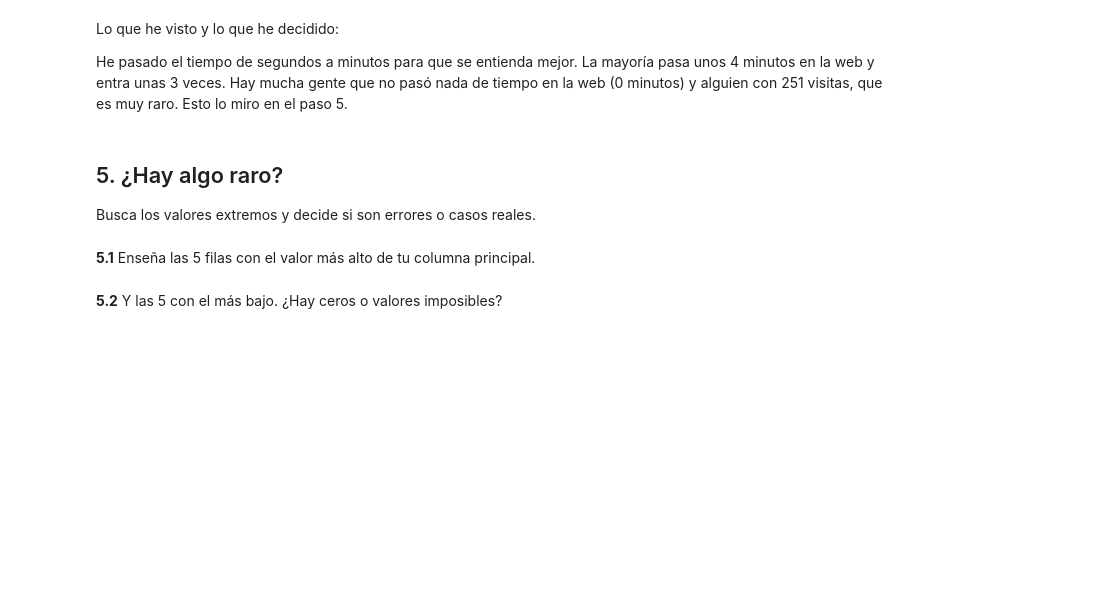
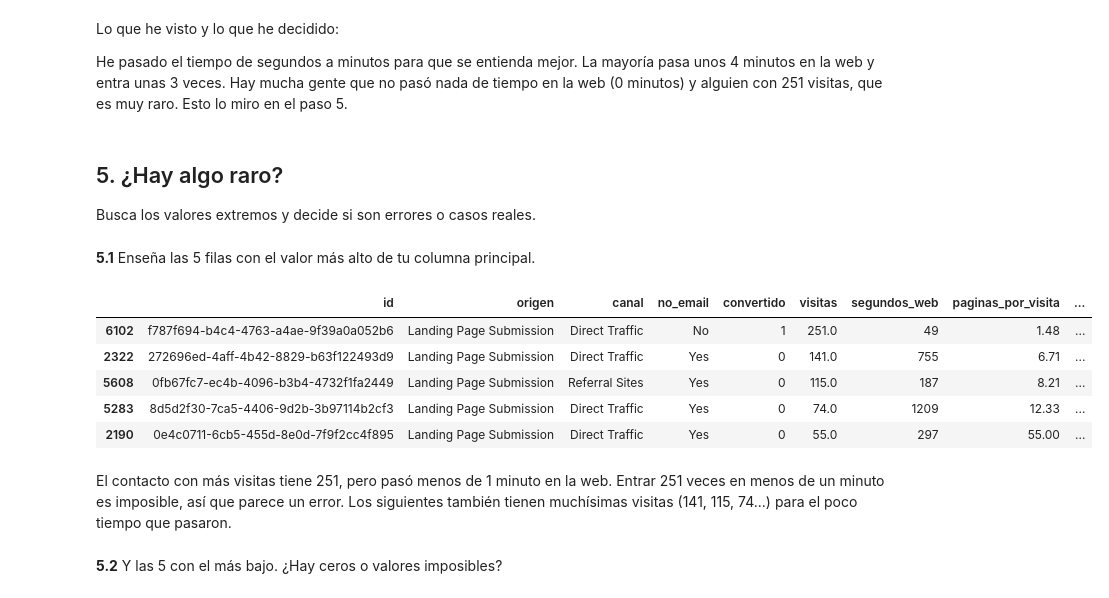
Before and after one commit to ValeriaCiriza/proyecto-m1, a Jupyter notebook: eda.ipynb, the cells around one changed output. Saved outputs shown, nothing was run; the diff lists cells and outputs as text; code cells hidden in the pictures; blank space fills up the shorter version.

```diff
--- a/eda.ipynb
+++ b/eda.ipynb
@@ -366,5 +406,16 @@ He pasado el tiempo de segundos a minutos para que se entienda mejor. La mayorí
 Busca los valores extremos y decide si son errores o casos reales.
 # %% [markdown]
 **5.1** Enseña las 5 filas con el valor más alto de tu columna principal.
+# %%
+leads.sort_values("visitas", ascending=False).head(5)  # Ordeno de más visitas a menos y enseño las 5 primeras
+# %% [output]
+|  | id | origen | canal | no_email | convertido | visitas | segundos_web | paginas_por_visita | ... |
+| 6102 | f787f694-b4c4-4763-a4ae-9f39a0a052b6 | Landing Page Submission | Direct Traffic | No | 1 | 251.0 | 49 | 1.48 | ... |
+| 2322 | 272696ed-4aff-4b42-8829-b63f122493d9 | Landing Page Submission | Direct Traffic | Yes | 0 | 141.0 | 755 | 6.71 | ... |
+| 5608 | 0fb67fc7-ec4b-4096-b3b4-4732f1fa2449 | Landing Page Submission | Referral Sites | Yes | 0 | 115.0 | 187 | 8.21 | ... |
+| 5283 | 8d5d2f30-7ca5-4406-9d2b-3b97114b2cf3 | Landing Page Submission | Direct Traffic | Yes | 0 | 74.0 | 1209 | 12.33 | ... |
+| 2190 | 0e4c0711-6cb5-455d-8e0d-7f9f2cc4f895 | Landing Page Submission | Direct Traffic | Yes | 0 | 55.0 | 297 | 55.00 | ... |
+# %% [markdown]
+El contacto con más visitas tiene 251, pero pasó menos de 1 minuto en la web. Entrar 251 veces en menos de un minuto es imposible, así que parece un error. Los siguientes también tienen muchísimas visitas (141, 115, 74...) para el poco tiempo que pasaron.
 # %% [markdown]
 **5.2** Y las 5 con el más bajo. ¿Hay ceros o valores imposibles?
```
Also changed, not shown: parts of 23 cells of this notebook, 1 other file.
